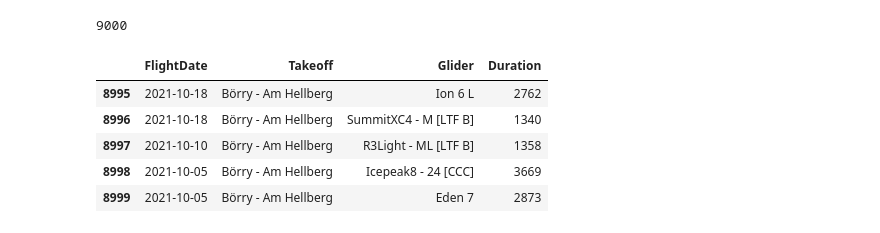
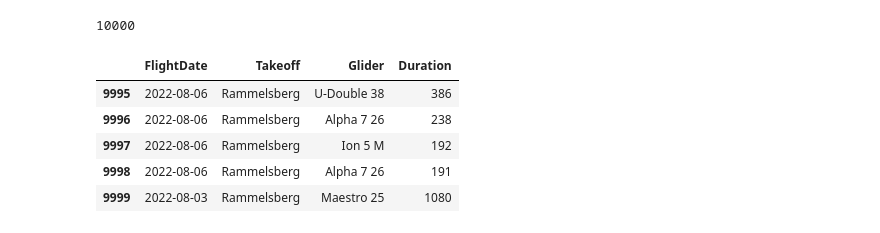
Before and after one commit to rappakos/flugbetrieb-metzingen, a Jupyter notebook: dhvxc/dhvxc_region.ipynb, the cells around one changed output. Drawn from its saved outputs; the diff is of its cells as text; code cells hidden in the pictures.

```diff
--- a/dhvxc/dhvxc_region.ipynb
+++ b/dhvxc/dhvxc_region.ipynb
@@ -8,43 +8,43 @@ PAGE_SIZE = 500
 
 places = {
     'Metzingen':11185,
-    'Rammelsberg': 9427,
     'Estorf': 11001,
     'Leese': 10746,
-    'Porta': 9712,
     'Lüdingen':9759,
     'Brunsberg': 9844,
     'Kella': 9521,
     'Börry': 9403,
-    'Königszinne': 11489
+    'Porta': 9712,
+    'Königszinne': 11489,
+    'Rammelsberg': 9427
 }
 
 
 results = []
 #for place in ['Metzingen','Rammelsberg']:
 for place in places:
     limit = PAGE_SIZE
     for start in [0, PAGE_SIZE]:
         query = {"navpars":{"start":start,"limit":limit,"sort":[{"field":"FlightDate","dir":-1},{"field":"BestTaskPoints","dir":-1}]}}
         # for some reason, " is replaced by ' and spaces are added which is replaced by +
         decoded_url = f"https://de.dhv-xc.de/api/fli/flights?s?fkcat%5B%5D=1&fkto%5B%5D={places[place]}&{urllib.parse.urlencode(query,quote_via=urllib.parse.quote_plus).replace('%27', '%22').replace('+', '')}"
         #print(decoded_url)
         r = requests.get(decoded_url)
         if r.status_code==200:
             response = r.json()
             df = pd.DataFrame(response['data'])
             #print(df.columns.values)
             results.extend(df[['FlightDate', 'TakeoffWaypointName' , 'Glider' ,'FlightDuration']].values)
 
 
 df_results = pd.DataFrame(results,columns=['FlightDate', 'Takeoff' , 'Glider' ,'Duration'])
 print(len(df_results))
 df_results.tail()
 # %% [output]
-9000
+10000
 |  | FlightDate | Takeoff | Glider | Duration |
-| 8995 | 2021-10-18 | Börry - Am Hellberg | Ion 6 L | 2762 |
-| 8996 | 2021-10-18 | Börry - Am Hellberg | SummitXC4 - M [LTF B] | 1340 |
-| 8997 | 2021-10-10 | Börry - Am Hellberg | R3Light - ML [LTF B] | 1358 |
-| 8998 | 2021-10-05 | Börry - Am Hellberg | Icepeak8 - 24 [CCC] | 3669 |
-| 8999 | 2021-10-05 | Börry - Am Hellberg | Eden 7 | 2873 |
+| 9995 | 2022-08-06 | Rammelsberg | U-Double 38 | 386 |
+| 9996 | 2022-08-06 | Rammelsberg | Alpha 7 26 | 238 |
+| 9997 | 2022-08-06 | Rammelsberg | Ion 5 M | 192 |
+| 9998 | 2022-08-06 | Rammelsberg | Alpha 7 26 | 191 |
+| 9999 | 2022-08-03 | Rammelsberg | Maestro 25 | 1080 |
```
Also changed, not shown: parts of 3 cells of this notebook.
